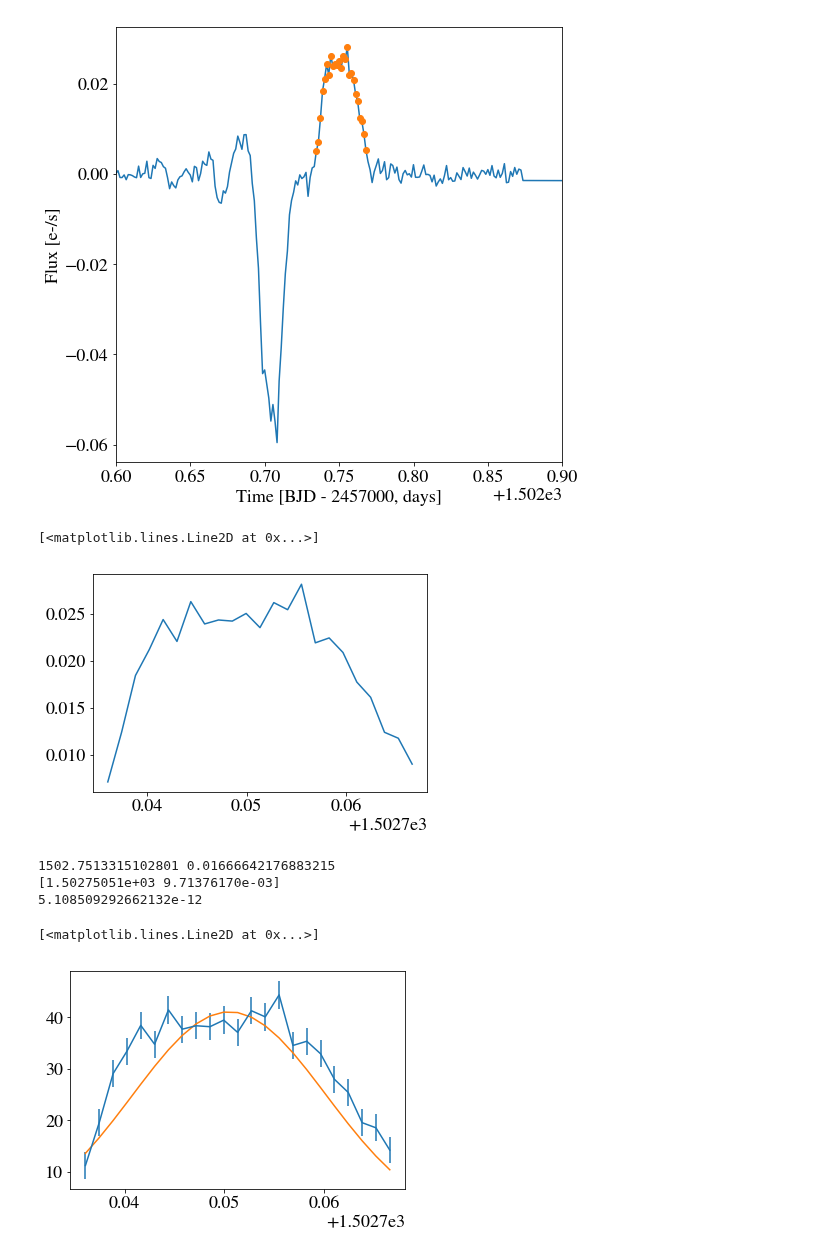
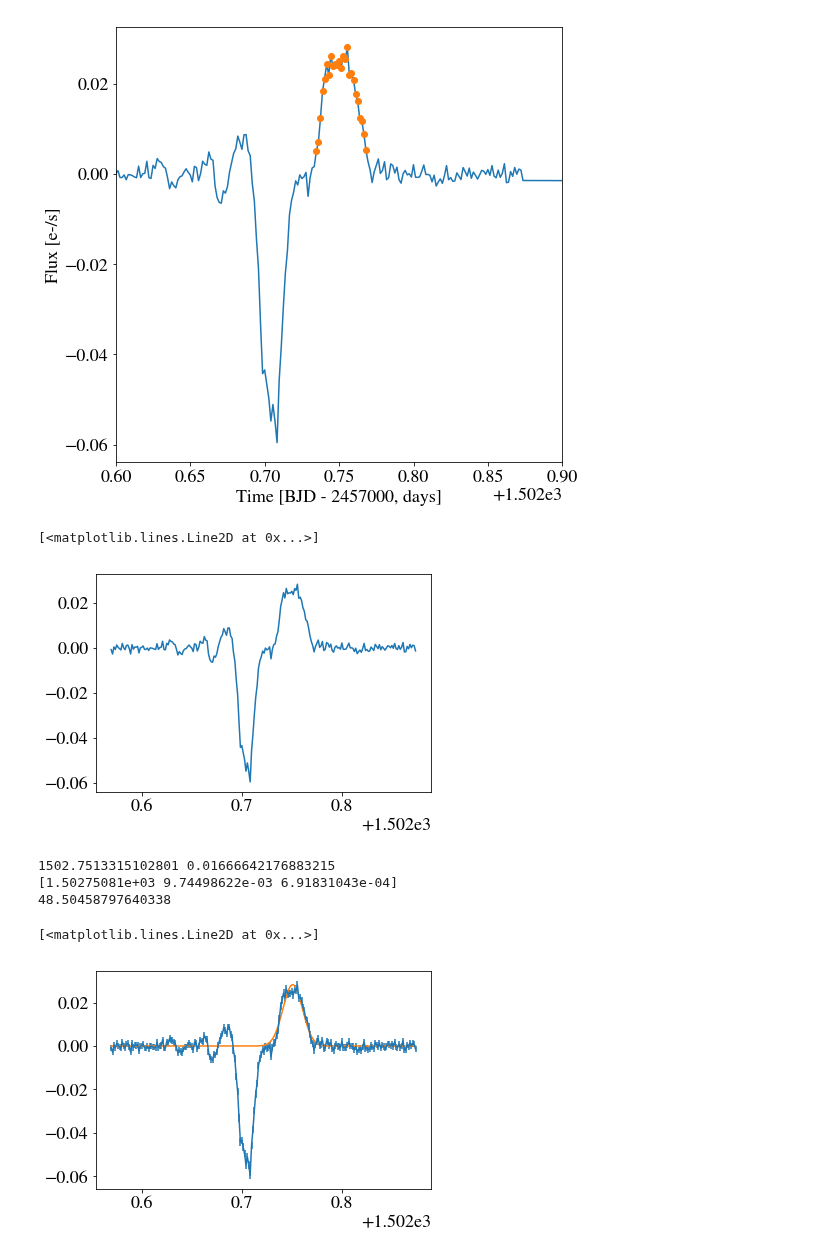
Before and after one commit to spencerw/tess_flare, a Jupyter notebook: flareModel.ipynb, the cells around one changed output. Saved outputs shown, nothing was run; the diff lists cells and outputs as text; code cells hidden in the pictures.

Commit message:
Was calculating reduced chi2 wrong, fit amplitude of gaussian rather than normalizing to 1

```diff
--- a/flareModel.ipynb
+++ b/flareModel.ipynb
@@ -13,7 +14,7 @@ path = 'subset/'
 # %% [markdown]
 After a flare is identified, fit a gaussian and a flare model (Davenport 2014) to the data to determine whether we have actually found a flare.
 # %%
-def gaussian(x, mu, sigma):
-    return 1/np.sqrt(2*np.pi*sigma**2)*np.exp(-(x - mu)**2/sigma**2/2)
+def gaussian(x, mu, sigma, A):
+    return A/np.sqrt(2*np.pi*sigma**2)*np.exp(-(x - mu)**2/sigma**2/2)
 # %%
 xvals = np.linspace(0, 1)
@@ -114,6 +34,6 @@ plt.plot(time, flux)
 # %%
 # 1 is a flare, 16 is a spurious detection
-df = pd.read_csv('7.gauss_flare_out.csv')
+df = pd.read_csv('7.gauss.subset.flare_out.csv')
 print(len(df))
 # %% [output]
 25
@@ -164,11 +84,9 @@ plt.plot(x[mask], y[mask])
 [<matplotlib.lines.Line2D at 0x...>]
 [figure]
 # %%
-import scipy.stats as stats
-
-def likelihood(y_model, ydata, yerr, dof):
+def chiSq(y_model, ydata, yerr, dof):
     chi2 = np.sum((ydata - y_model)**2/yerr**2)/dof
-    return stats.chi2(dof).pdf(chi2)
+    return chi2
 # %%
 from scipy.optimize import curve_fit
 
@@ -243,36 +160,35 @@ axes.set_xlim(1502.6, 1502.9)
 [figure]
 # %%
 dx = tstop - tstart
-x1 = tstart #- dx*dx_fac
-x2 = tstop #+ dx*dx_fac
+x1 = tstart - dx*dx_fac
+x2 = tstop + dx*dx_fac
 mask = (x > x1) & (x < x2)
 
 plt.plot(x[mask], y[mask])
 # %% [output]
 [<matplotlib.lines.Line2D at 0x...>]
-[figure, old version]
+[figure, new version]
 # %%
-A = np.trapz(y[mask], x[mask])
-
 mu0 = (tstart + tstop)/2
 sig0 = (tstop - tstart)/2
+A0 = 1
 print(mu0, sig0)
 
-popt, pcov = curve_fit(gaussian, x[mask], y[mask]/A, p0=(mu0, sig0), sigma=yerr[mask]/A)
+popt, pcov = curve_fit(gaussian, x[mask], y[mask], p0=(mu0, sig0, A0), sigma=yerr[mask])
 print(popt)
-y_model = gaussian(x[mask], popt[0], popt[1])
+y_model = gaussian(x[mask], popt[0], popt[1], popt[2])
 
-l1 = likelihood(y_model, y[mask]/A, yerr[mask]/A, 2)
-print(l1)
+c1 = chiSq(y_model, y[mask], yerr[mask], len(y[mask]) - 3)
+print(c1)
 
-plt.errorbar(x[mask], y[mask]/A, yerr=yerr[mask]/A)
+plt.errorbar(x[mask], y[mask], yerr=yerr[mask])
 plt.plot(x[mask], y_model)
 # %% [output]
 1502.7513315102801 0.01666642176883215
-[1.50275051e+03 9.71376170e-03]
-5.108509292662132e-12
+[1.50275081e+03 9.74498622e-03 6.91831043e-04]
+48.50458797640338
 [<matplotlib.lines.Line2D at 0x...>]
-[figure, old version]
+[figure, new version]
 # %%
 popt, pcov = curve_fit(aflare1, x[mask], y[mask], p0=(mu0, sig0, 1), sigma=yerr[mask])
 print(popt)
```
Also changed, not shown: parts of 7 cells of this notebook.
